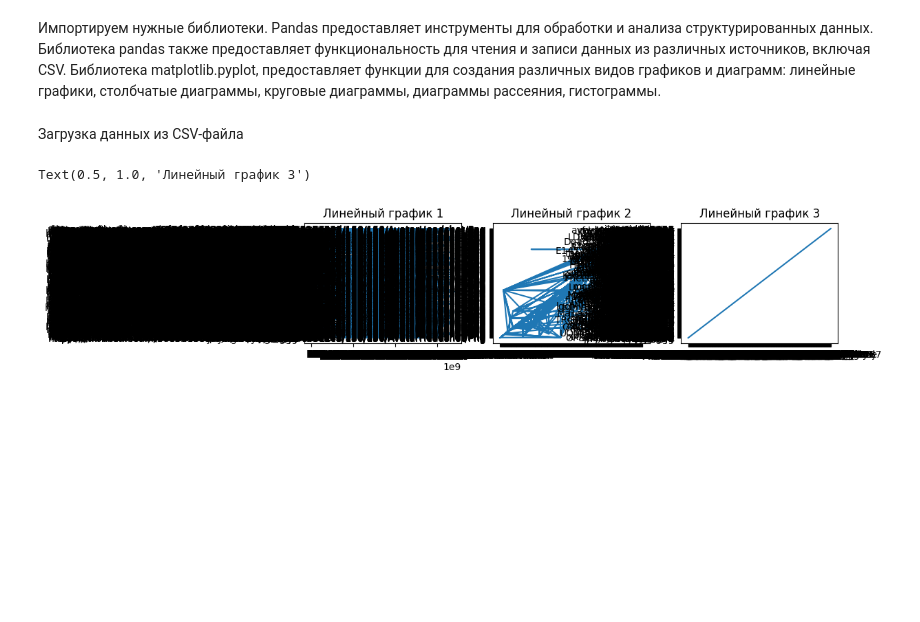
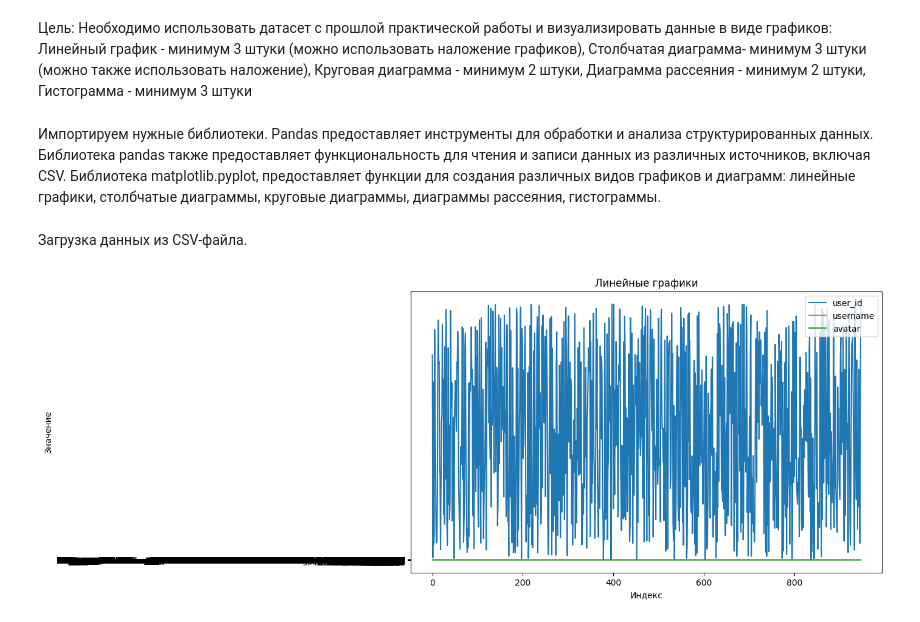
Before and after one commit to dewfd1/pr4444444, a Jupyter notebook: tethgfbgf.ipynb, the cells around one changed output. Saved outputs shown, nothing was run; the diff lists cells and outputs as text; code cells hidden in the pictures; blank space fills up the shorter version.

```diff
--- a/tethgfbgf.ipynb
+++ b/tethgfbgf.ipynb
@@ -3,3 +1,5 @@
+# %% [markdown]
+Цель: Необходимо использовать датасет с прошлой практической работы и визуализировать данные в виде графиков: Линейный график - минимум 3 штуки (можно использовать наложение графиков), Столбчатая диаграмма- минимум 3 штуки (можно также использовать наложение), Круговая диаграмма - минимум 2 штуки, Диаграмма рассеяния - минимум 2 штуки, Гистограмма - минимум 3 штуки
 # %%
 import pandas as pd
 import matplotlib.pyplot as plt
@@ -8,18 +8,16 @@ import matplotlib.pyplot as plt
 # %%
 data = pd.read_csv('roblox_account_index.csv')
 # %% [markdown]
-Загрузка данных из CSV-файла
+Загрузка данных из CSV-файла.
 # %%
-plt.figure(figsize=(10, 5))
-plt.subplot(231)
-plt.plot(data['user_id'], data['username'])
-plt.title('Линейный график 1')
-plt.subplot(232)
-plt.plot(data['avatar'], data['avatar_headshot'])
-plt.title('Линейный график 2')
-plt.subplot(233)
-plt.plot(data['username'], data['display_name'])
-plt.title('Линейный график 3')
+plt.figure(figsize=(10, 6))
+plt.plot(data['user_id'], label='user_id')
+plt.plot(data.index, data['username'], label='username')
+plt.plot(data.index, data['avatar'], label='avatar')
+plt.title('Линейные графики')
+plt.xlabel('Индекс')
+plt.ylabel('Значение')
+plt.legend()
+plt.show()
 # %% [output]
-Text(0.5, 1.0, 'Линейный график 3')
-[figure, old version]
+[figure, new version]
```
Also changed, not shown: parts of 11 cells of this notebook.
